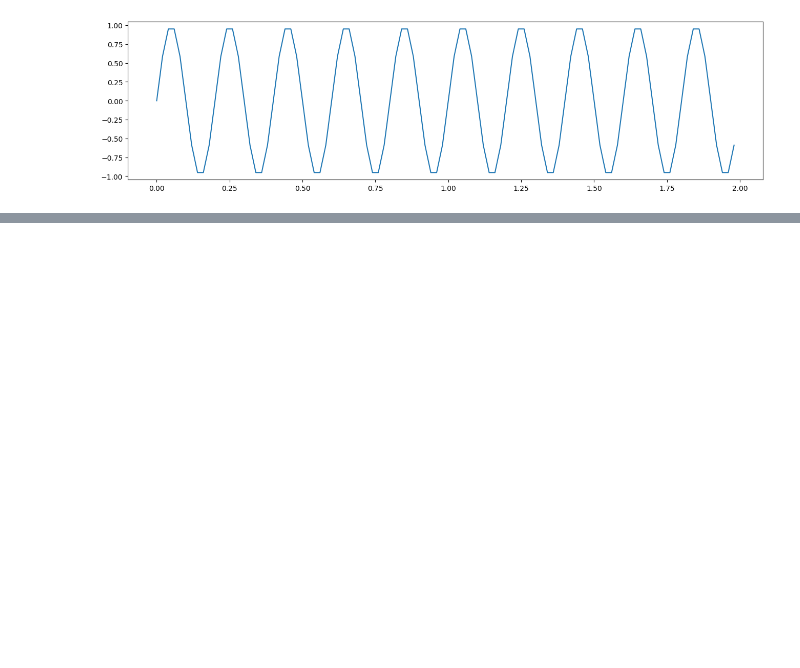
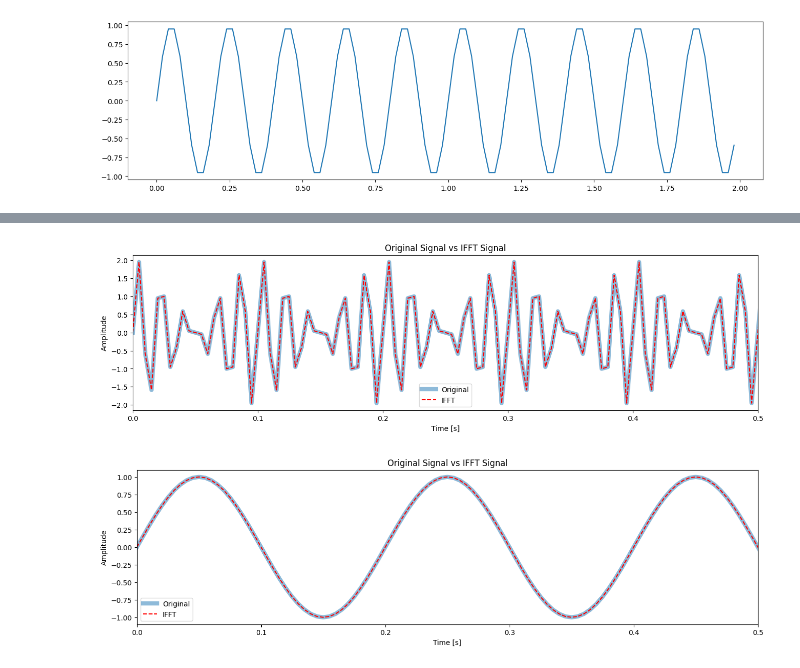
Before and after one commit to DamianRyczko/CPSiO, a Jupyter notebook: EKG/ekg.ipynb, the cells around one changed output, grey strips where cells are left out. Drawn from its saved outputs; the diff is of its cells as text; code cells hidden in the pictures; blank space fills up the shorter version.

```diff
--- a/EKG/ekg.ipynb
+++ b/EKG/ekg.ipynb
@@ -184,37 +190,27 @@ plot_spectrum(signal, fs=400)
-# %%
-time, signal1 = generate_mixed_signals(freqs=[50, 60], amplitudes=[1, 1], fs=200, N=65536)
-plt.figure(figsize=[16,4])
-plt.plot(signal1=np.fft.ifft(signal1))
-plt.plot(signal=np.fft.ifft(signal))
-
-def plot_spectrum(signal, fs):
-    N = len(signal)
-    ifft_result = np.fft.ifft(signal)
-    amplitudes = np.abs(ifft_result) / N
-    frequencies = np.fft.fftfreq(N, d=1/fs)
-    mask = (frequencies >= 0) & (frequencies <= fs/2)
-    plt.figure(figsize=(16, 4))
-    plt.plot(frequencies[mask], amplitudes[mask])
-    plt.title(f'fs ={ fs}')
-    plt.xlabel("Frequency [Hz]")
-    plt.ylabel("Amplitude")
-    plt.show()
 # %%
-def plot_spectrum(signal, fs):
+def plot_ifft(time, signal):
     N = len(signal)
+
     fft_result = np.fft.fft(signal)
     ifft_result = np.fft.ifft(fft_result)
     ifft_real = np.real(ifft_result)
+
+
     plt.figure(figsize=(16, 4))
-    #plt.plot(time, signal, label='Orgin' )
-    plt.plot(time, ifft_real, label='IFFT')
-    #plt.plot(time, fft_result, label='FFT')
-    plt.xlim(0,0.5)
-    plt.title(f'fs ={ fs}')
-    plt.xlabel("Frequency [Hz]")
+
+    plt.plot(time, signal, label='Original', linewidth=6, alpha=0.5)
+    plt.plot(time, ifft_real, 'r--', label='IFFT')
+
+    plt.xlim(0, 0.5)
+    plt.title("Original Signal vs IFFT Signal")
+    plt.xlabel("Time [s]")
     plt.ylabel("Amplitude")
     plt.legend()
     plt.show()
-
 time, signal1 = generate_mixed_signals(freqs=[50, 60], amplitudes=[1, 1], fs=200, N=65536)
-plot_spectrum(signal1, fs=200)
+plot_ifft(time, signal1)
+signal_sin=np.sin(2 * np.pi * 5 * time)
+plot_ifft(time, signal=signal_sin)
+# %% [output]
+[figure, added]
+[figure, added]
```
Also changed, not shown: parts of 20 cells of this notebook.
